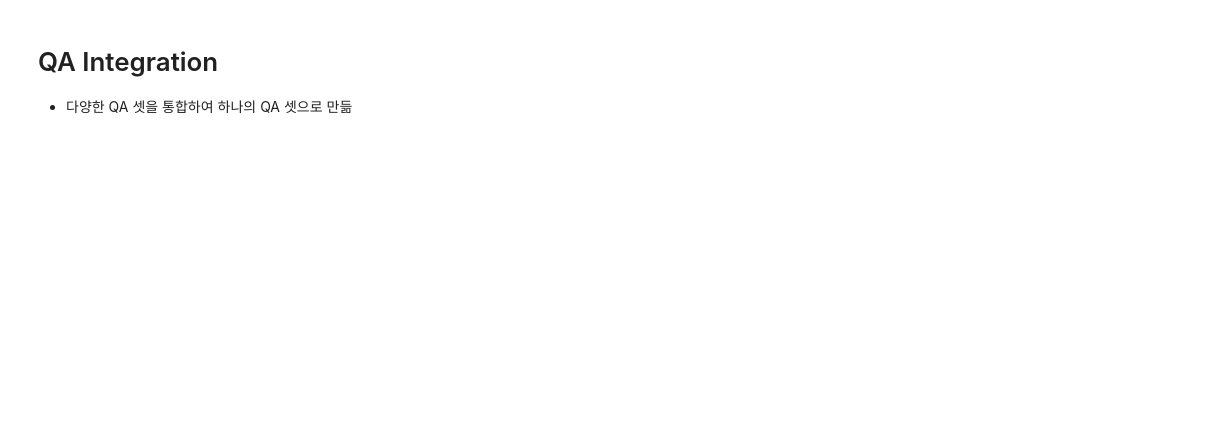
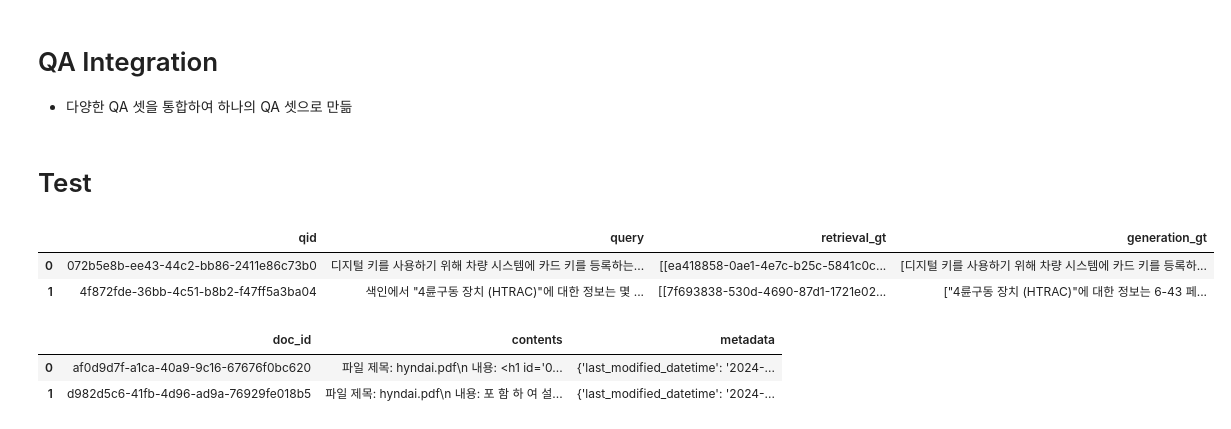
Before and after one commit to Rimo-rimo/rag_pipeline, a Jupyter notebook: AutoRAG/notebook/DataCreation.ipynb, the cells around one changed output. Drawn from its saved outputs; the diff is of its cells as text; code cells hidden in the pictures; blank space fills up the shorter version.

```diff
--- a/AutoRAG/notebook/DataCreation.ipynb
+++ b/AutoRAG/notebook/DataCreation.ipynb
@@ -178,3 +178,20 @@ qa_df = pd.concat([pd.read_parquet(qa) for qa in qa_list], ignore_index=True)
 
 # qa 저장
 qa_df.to_parquet("../result/qa/hyundai_upstage_qa_all.parquet")
+# %% [markdown]
+# Test
+# %%
+qa_df = pd.read_parquet('../results/qa/hyundai_upstage_qa_all.parquet')
+corpus_df = pd.read_parquet('../results/qa/hyundai_upstage_corpus.parquet')
+# %%
+qa_df.head(2)
+# %% [output]
+|  | qid | query | retrieval_gt | generation_gt |
+| 0 | 072b5e8b-ee43-44c2-bb86-2411e86c73b0 | 디지털 키를 사용하기 위해 차량 시스템에 카드 키를 등록하는... | [[ea418858-0ae1-4e7c-b25c-5841c0c... | [디지털 키를 사용하기 위해 차량 시스템에 카드 키를 등록하... |
+| 1 | 4f872fde-36bb-4c51-b8b2-f47ff5a3ba04 | 색인에서 "4륜구동 장치 (HTRAC)"에 대한 정보는 몇 ... | [[7f693838-530d-4690-87d1-1721e02... | ["4륜구동 장치 (HTRAC)"에 대한 정보는 6-43 페... |
+# %%
+corpus_df.head(2)
+# %% [output]
+|  | doc_id | contents | metadata |
+| 0 | af0d9d7f-a1ca-40a9-9c16-67676f0bc620 | 파일 제목: hyndai.pdf\n 내용: <h1 id='0... | {'last_modified_datetime': '2024-... |
+| 1 | d982d5c6-41fb-4d96-ad9a-76929fe018b5 | 파일 제목: hyndai.pdf\n 내용: 포 함 하 여 설... | {'last_modified_datetime': '2024-... |
```
Also changed, not shown: parts of 2 cells of this notebook, 6 other files.
